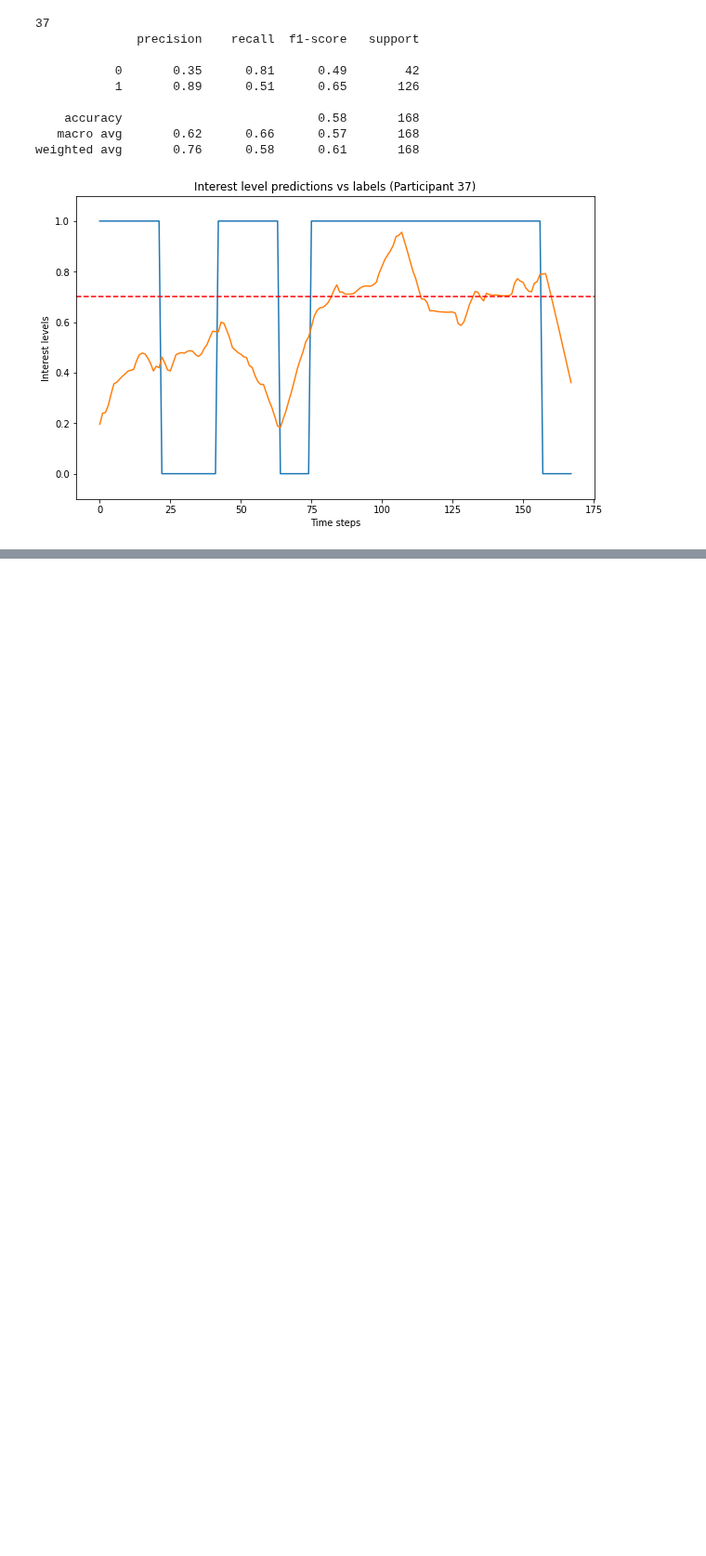
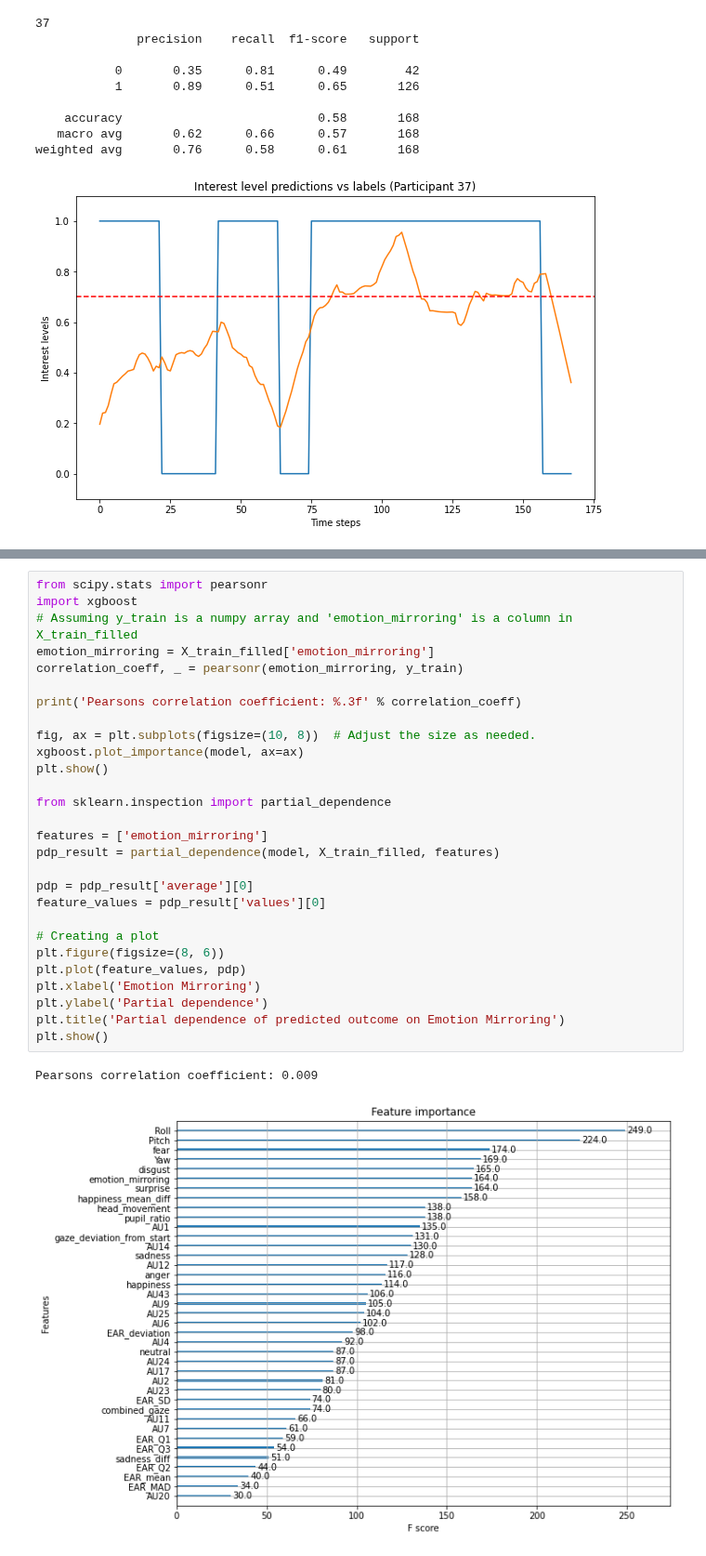
Before and after one commit to ramon284/Interest-predictor, a Jupyter notebook: zpredict.ipynb, the cells around one changed output, grey strips where cells are left out. Shown at 93% size. Drawn from its saved outputs; the diff is of its cells as text; blank space fills up the shorter version.

```diff
--- a/zpredict.ipynb
+++ b/zpredict.ipynb
@@ -825,0 +910,31 @@ weighted avg       0.84      0.79      0.81      1303
+# %%
+from scipy.stats import pearsonr
+import xgboost
+# Assuming y_train is a numpy array and 'emotion_mirroring' is a column in X_train_filled
+emotion_mirroring = X_train_filled['emotion_mirroring']
+correlation_coeff, _ = pearsonr(emotion_mirroring, y_train)
+
+print('Pearsons correlation coefficient: %.3f' % correlation_coeff)
+
+fig, ax = plt.subplots(figsize=(10, 8))  # Adjust the size as needed.
+xgboost.plot_importance(model, ax=ax)
+plt.show()
+
+from sklearn.inspection import partial_dependence
+
+features = ['emotion_mirroring']
+pdp_result = partial_dependence(model, X_train_filled, features)
+
+pdp = pdp_result['average'][0]
+feature_values = pdp_result['values'][0]
+
+# Creating a plot
+plt.figure(figsize=(8, 6))
+plt.plot(feature_values, pdp)
+plt.xlabel('Emotion Mirroring')
+plt.ylabel('Partial dependence')
+plt.title('Partial dependence of predicted outcome on Emotion Mirroring')
+plt.show()
+# %% [output]
+Pearsons correlation coefficient: 0.009
+[figure, added]
```
Also changed, not shown: parts of 13 cells of this notebook.
